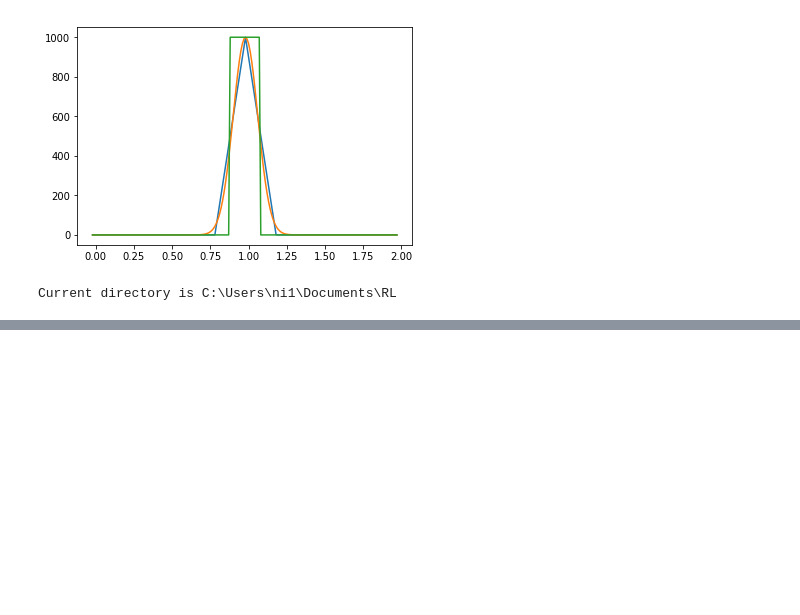
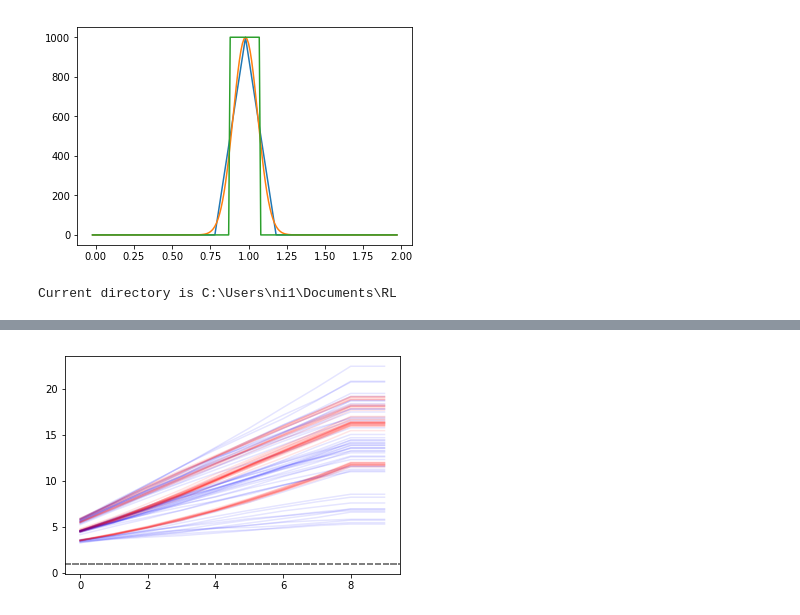
Before and after one commit to ramav87/KMCEnvironment, a Jupyter notebook: kmc-openai-env/supporting files/gym 5.6.2019.ipynb, the cells around one changed output, grey strips where cells are left out. Cells and saved outputs as stored; diff of their text form; code cells hidden in the pictures; blank space fills up the shorter version.

```diff
--- a/kmc-openai-env/supporting files/gym 5.6.2019.ipynb
+++ b/kmc-openai-env/supporting files/gym 5.6.2019.ipynb
@@ -169,0 +240,8 @@ agent.model.save('RL_DQN_0_98_adj_rates.h5')
+# %%
+for i in range(50):
+    plt.plot(np.arange(10),thickness_vals_dqn[i*10:i*10+10],c='r',alpha=0.1)
+    plt.plot(np.arange(10),thickness_vals_rand[i*10:i*10+10],c='b',alpha=0.1)
+    plt.axhline(0.98,linestyle='--',c='0.5')
+plt.show()
+# %% [output]
+[figure, added]
```
Also changed, not shown: parts of 9 cells of this notebook, 4 other files.
